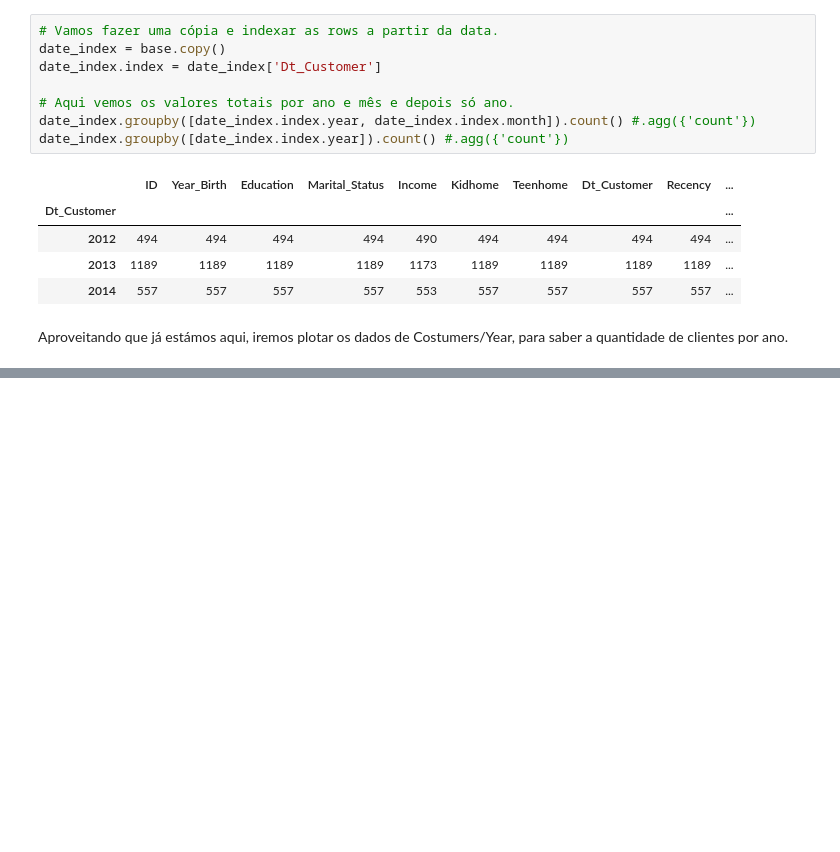
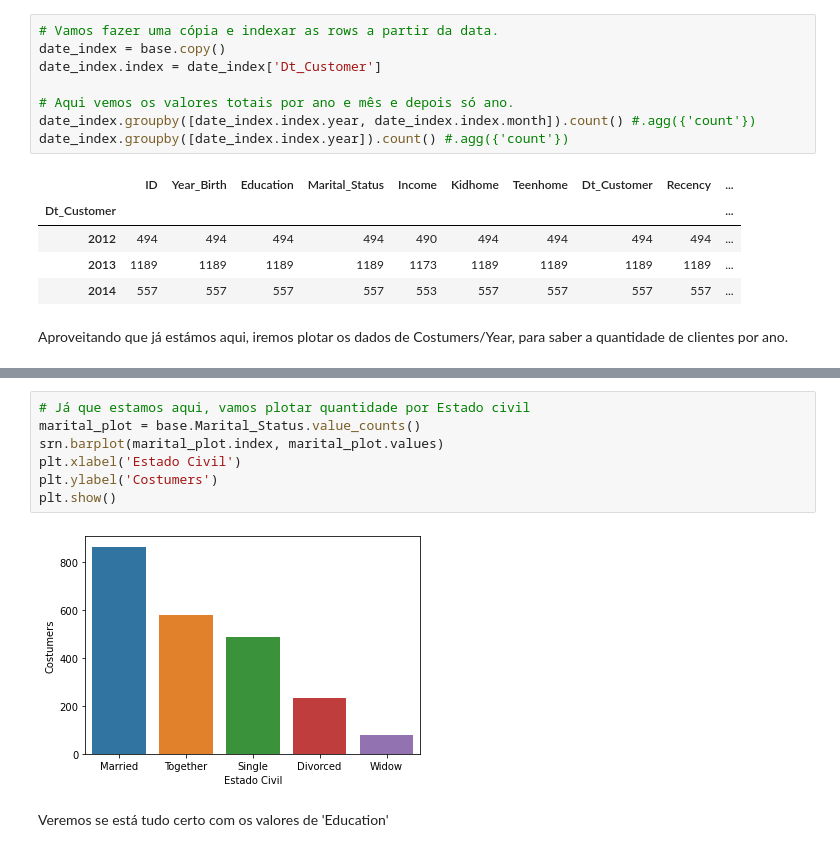
Before and after one commit to Beloin/marketing_analyze, a Jupyter notebook: market_analyze.ipynb, the cells around one changed output, grey strips where cells are left out. Drawn from its saved outputs; the diff is of its cells as text; blank space fills up the shorter version.

```diff
--- a/market_analyze.ipynb
+++ b/market_analyze.ipynb
@@ -172,0 +251,11 @@ Vemos que os valores nulos só aparecem em Income.
+# %%
+# Já que estamos aqui, vamos plotar quantidade por Estado civil
+marital_plot = base.Marital_Status.value_counts()
+srn.barplot(marital_plot.index, marital_plot.values)
+plt.xlabel('Estado Civil')
+plt.ylabel('Costumers')
+plt.show()
+# %% [output]
+[figure, added]
+# %% [markdown]
+Veremos se está tudo certo com os valores de 'Education'
```
Also changed, not shown: parts of 38 cells of this notebook.
